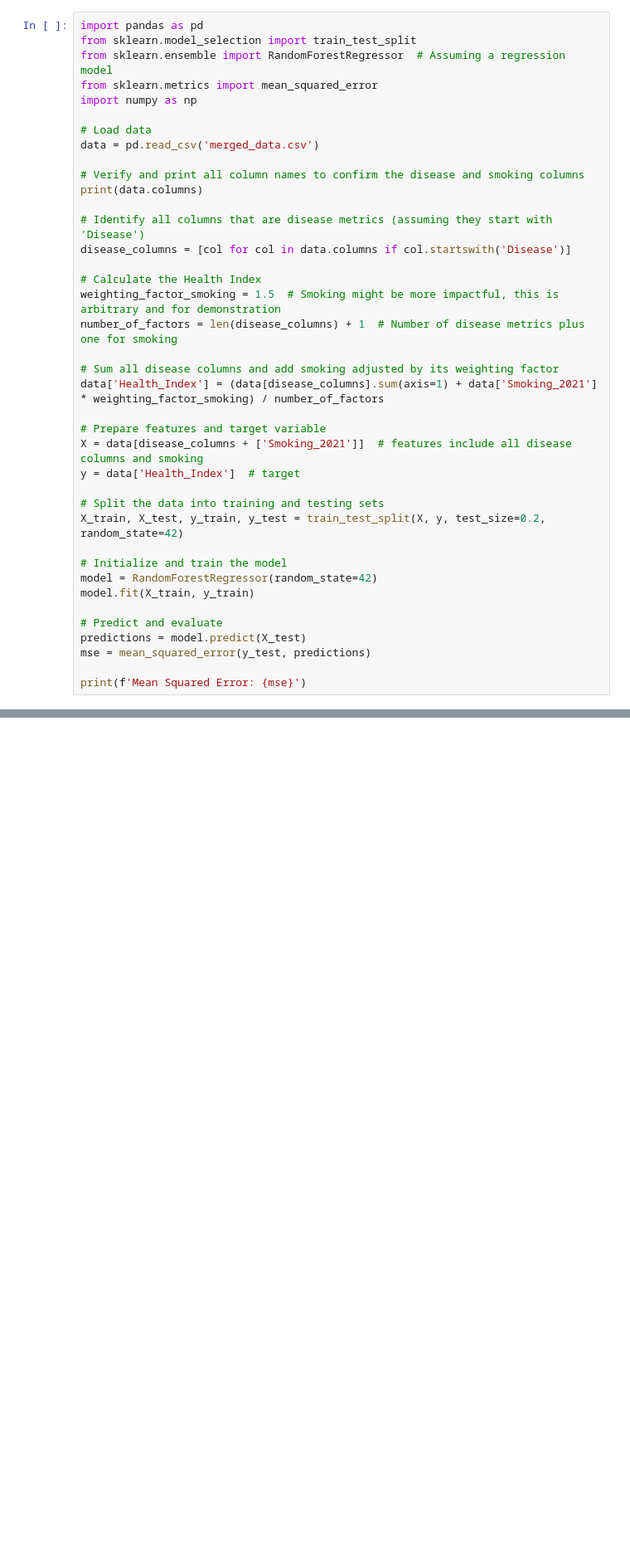
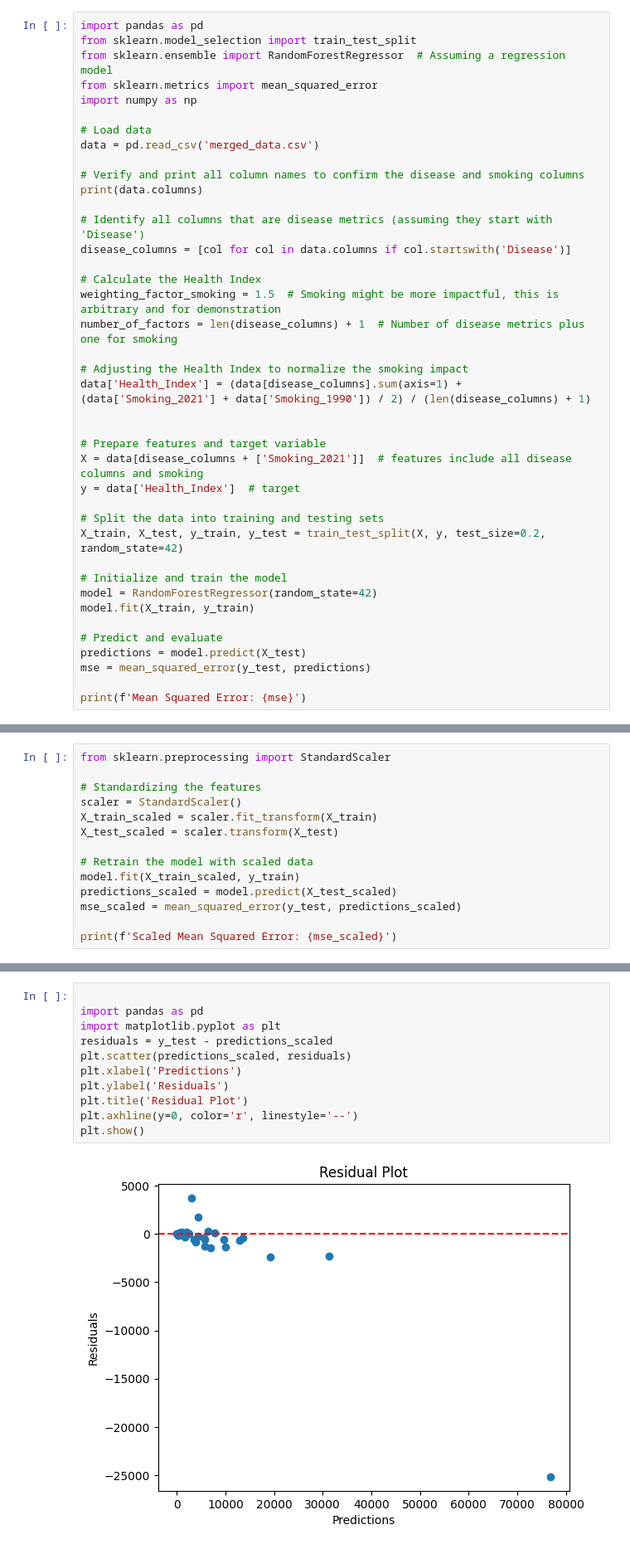
Before and after one commit to Priyanshs-ingh/age_detection_project, a Jupyter notebook: model.ipynb, the cells around one changed output, grey strips where cells are left out. Shown: that part at 83% size. Cells and saved outputs as stored; diff of their text form; blank space fills up the shorter version.

```diff
--- a/model.ipynb
+++ b/model.ipynb
@@ -18,8 +18,9 @@ disease_columns = [col for col in data.columns if col.startswith('Disease')]
 weighting_factor_smoking = 1.5  # Smoking might be more impactful, this is arbitrary and for demonstration
 number_of_factors = len(disease_columns) + 1  # Number of disease metrics plus one for smoking
 
-# Sum all disease columns and add smoking adjusted by its weighting factor
-data['Health_Index'] = (data[disease_columns].sum(axis=1) + data['Smoking_2021'] * weighting_factor_smoking) / number_of_factors
+# Adjusting the Health Index to normalize the smoking impact
+data['Health_Index'] = (data[disease_columns].sum(axis=1) + (data['Smoking_2021'] + data['Smoking_1990']) / 2) / (len(disease_columns) + 1)
+
 
 # Prepare features and target variable
 X = data[disease_columns + ['Smoking_2021']]  # features include all disease columns and smoking
@@ -52,0 +54,14 @@ Mean Squared Error: 6832347.060235931
+# %%
+from sklearn.preprocessing import StandardScaler
+
+# Standardizing the features
+scaler = StandardScaler()
+X_train_scaled = scaler.fit_transform(X_train)
+X_test_scaled = scaler.transform(X_test)
+
+# Retrain the model with scaled data
+model.fit(X_train_scaled, y_train)
+predictions_scaled = model.predict(X_test_scaled)
+mse_scaled = mean_squared_error(y_test, predictions_scaled)
+
+print(f'Scaled Mean Squared Error: {mse_scaled}')
@@ -53,3 +90,16 @@ Mean Squared Error: 6832347.060235931
+# %%
+
+import pandas as pd
+import matplotlib.pyplot as plt
+residuals = y_test - predictions_scaled
+plt.scatter(predictions_scaled, residuals)
+plt.xlabel('Predictions')
+plt.ylabel('Residuals')
+plt.title('Residual Plot')
+plt.axhline(y=0, color='r', linestyle='--')
+plt.show()
+# %% [output]
+[figure, added]
 # %%
 print(data.columns)  # This will list all the column names in your DataFrame
 # %% [output]
```
Also changed, not shown: parts of 17 cells of this notebook, 4 other files.
